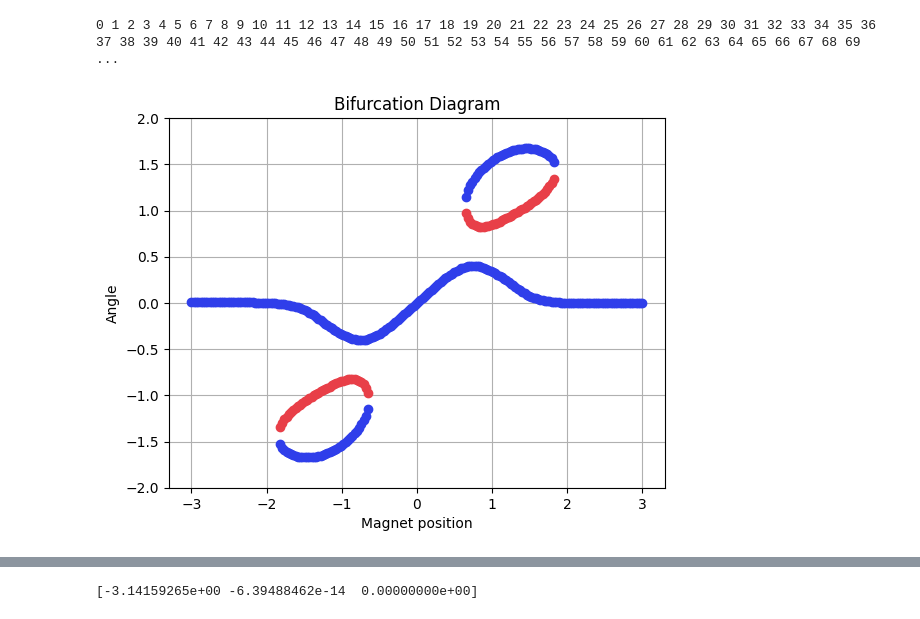
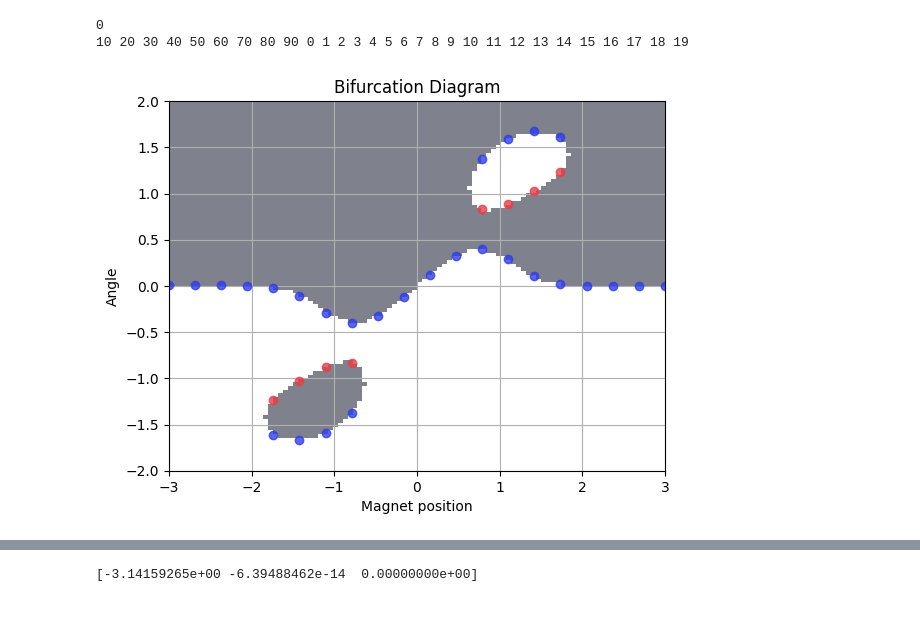
Before and after one commit to Dobel26/MagneticPendulum, a Jupyter notebook: new_sim.ipynb, the cells around one changed output, grey strips where cells are left out. Cells and saved outputs as stored; diff of their text form; code cells hidden in the pictures.

```diff
--- a/new_sim.ipynb
+++ b/new_sim.ipynb
@@ -393,12 +463,25 @@ plt.savefig("bif_off-center.pdf")
 # %%
-position_bifurcation(strength=1,
-                     angle_range=[-2, 2],
-                     position_range=[-3, 3],
-                     y_position=1.3,
-                     resolution=200
-)
+strength = 1
+angle_range = [-2, 2]
+position_range = [-3, 3]
+y_position = 1.3
 
-plt.savefig("bif_moving_attracting.pdf")
+position_bifurcation_image(strength=strength,
+    angle_range=angle_range,
+    position_range=position_range,
+    y_position=y_position,
+    resolution=100)
+ax = plt.gca()
+position_bifurcation(strength=strength,
+    angle_range=angle_range,
+    position_range=position_range,
+    y_position=y_position,
+    resolution=20,
+    alpha=0.8,
+    ax=ax)
+
+# plt.savefig("bif_moving_attracting.pdf")
 # %% [output]
-0 1 2 3 4 5 6 7 8 9 10 11 12 13 14 15 16 17 18 19 20 21 22 23 24 25 26 27 28 29 30 31 32 33 34 35 36 37 38 39 40 41 42 43 44 45 46 47 48 49 50 51 52 53 54 55 56 57 58 59 60 61 62 63 64 65 66 67 68 69  ...
+0
+10 20 30 40 50 60 70 80 90 0 1 2 3 4 5 6 7 8 9 10 11 12 13 14 15 16 17 18 19
-[figure, old version]
+[figure, new version]
```
Also changed, not shown: parts of 16 cells of this notebook, 17 other files.
